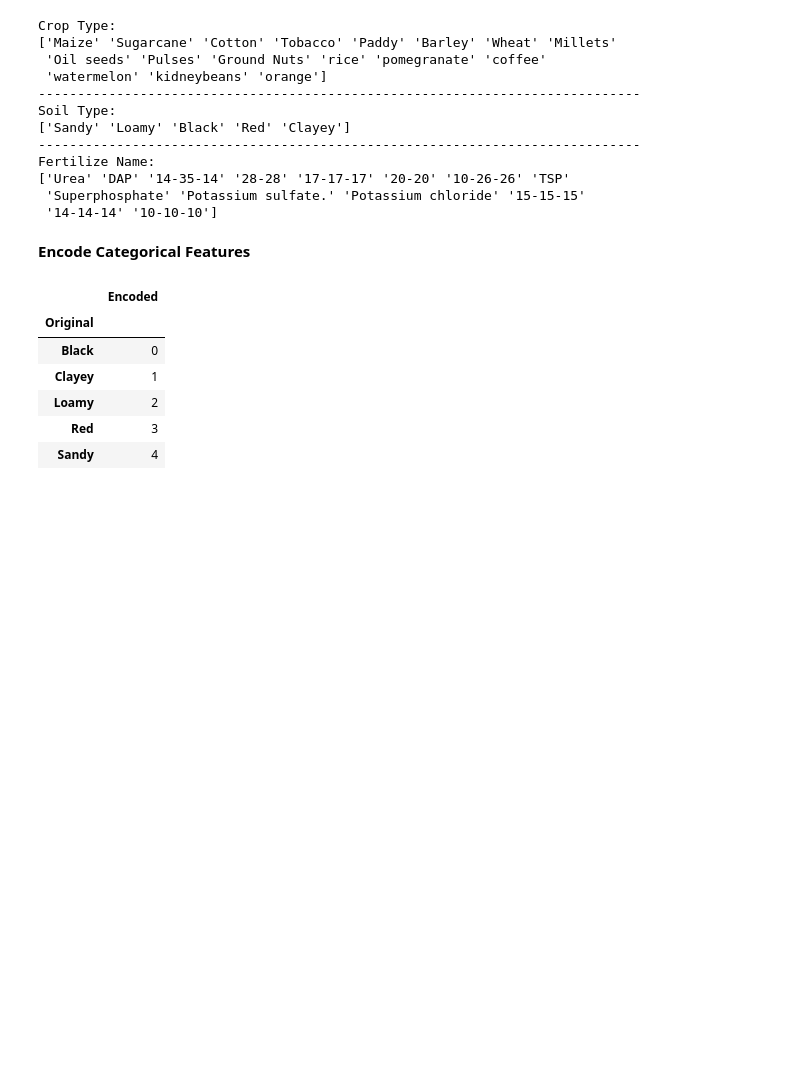
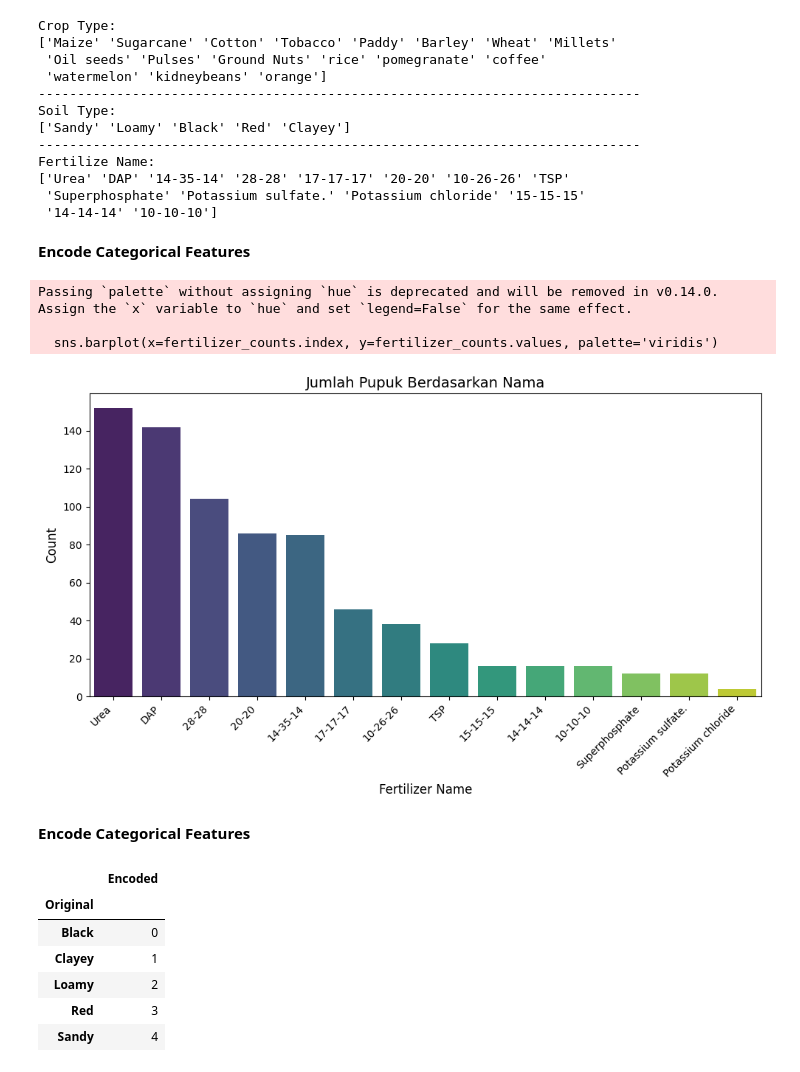
Before and after one commit to oscode04/AgriVision, a Jupyter notebook: AgriVision_Project.ipynb, the cells around one changed output. Drawn from its saved outputs; the diff is of its cells as text; code cells hidden in the pictures; blank space fills up the shorter version.

```diff
--- a/AgriVision_Project.ipynb
+++ b/AgriVision_Project.ipynb
@@ -127,3 +128,31 @@ Fertilize Name:
+# %%
+# Pastikan Anda sudah memuat dataset
+# Misalnya, jika dataset Anda adalah df:
+# df = pd.read_csv('path_to_your_dataset.csv')
+
+# Hitung jumlah setiap nama pupuk
+fertilizer_counts = df['Fertilizer Name'].value_counts()
+
+# Plot grafik batang (bar plot) menggunakan seaborn
+plt.figure(figsize=(10, 6))
+sns.barplot(x=fertilizer_counts.index, y=fertilizer_counts.values, palette='viridis')
+
+# Menambahkan label dan judul
+plt.xlabel('Fertilizer Name', fontsize=12)
+plt.ylabel('Count', fontsize=12)
+plt.title('Jumlah Pupuk Berdasarkan Nama', fontsize=14)
+plt.xticks(rotation=45, ha='right')  # Memutar label sumbu X agar lebih terbaca
+plt.tight_layout()
+
+# Tampilkan grafik
+plt.show()
+# %% [output]
+Passing `palette` without assigning `hue` is deprecated and will be removed in v0.14.0. Assign the `x` variable to `hue` and set `legend=False` for the same effect.
+
+  sns.barplot(x=fertilizer_counts.index, y=fertilizer_counts.values, palette='viridis')
+[figure, added]
+# %% [markdown]
+**Encode Categorical Features**
 # %%
 #encoding Soil Type variable
 encode_soil = LabelEncoder()
```
Also changed, not shown: parts of 9 cells of this notebook.
